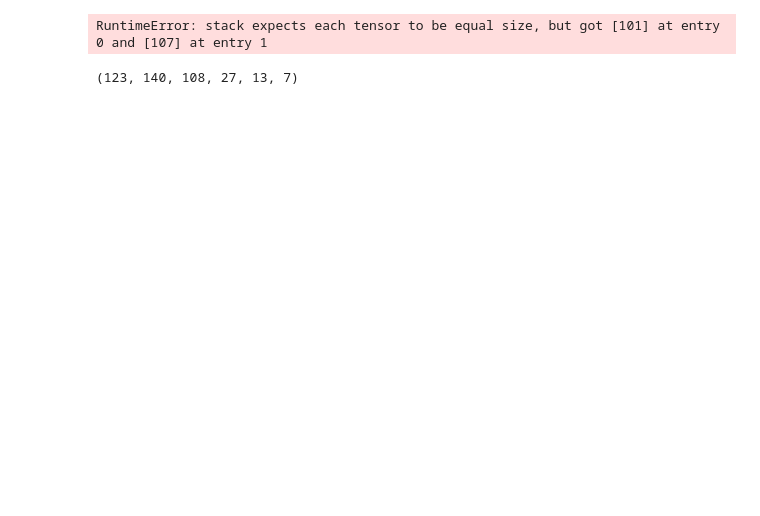
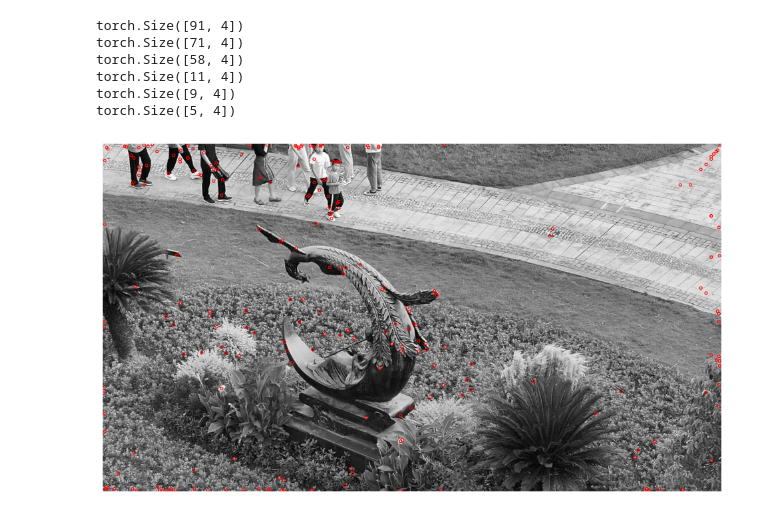
Before and after one commit to Simon0699/3DRecon, a Jupyter notebook: testing.ipynb, the cells around one changed output. Cells and saved outputs as stored; diff of their text form; code cells hidden in the pictures; blank space fills up the shorter version.

Commit message:
fixed more bugs and visualize key points test

```diff
--- a/testing.ipynb
+++ b/testing.ipynb
@@ -7,12 +7,34 @@ image_to_tensor = transforms.ToTensor()
 test = image_to_tensor(Image.open(r"C:\Users\simon\Coding\3DRecon\data\dronesplat\Sculpture\241002_16_001.jpg").convert("L"))
 oct = SIFT.create_octaves(test, 6, 6)
 dog = SIFT.GetDoG(oct)
-extrema = SIFT.ExtremaSearch(dog, 0.03)
+extrema = SIFT.ExtremaSearch(dog, 6, 0.03)
 for i in extrema:
     print(i.shape)
 # %% [output]
-RuntimeError: stack expects each tensor to be equal size, but got [101] at entry 0 and [107] at entry 1
+torch.Size([91, 4])
+torch.Size([71, 4])
+torch.Size([58, 4])
+torch.Size([11, 4])
+torch.Size([9, 4])
+torch.Size([5, 4])
-# %%
-123,140,108,27,13,7
-# %% [output]
-(123, 140, 108, 27, 13, 7)
+# %%
+import matplotlib.pyplot as plt
+
+gray = Image.open(r"C:\Users\simon\Coding\3DRecon\data\dronesplat\Sculpture\241002_16_001.jpg").convert("L")
+
+plt.figure(figsize=(12, 8))
+plt.imshow(gray, cmap="gray")
+
+# extrema columns are [s, y, x, sigma]; octave o is downsampled by 2**o
+for o, pts in enumerate(extrema):
+    if len(pts) == 0:
+        continue
+    scale = 2 ** o
+    ys = pts[:, 1].numpy() * scale
+    xs = pts[:, 2].numpy() * scale
+    plt.scatter(xs, ys, s=8, edgecolors="red", facecolors="none", linewidths=0.8)
+
+plt.axis("off")
+plt.show()
+# %% [output]
+[figure, added]
```
Also changed, not shown: 5 other files.
